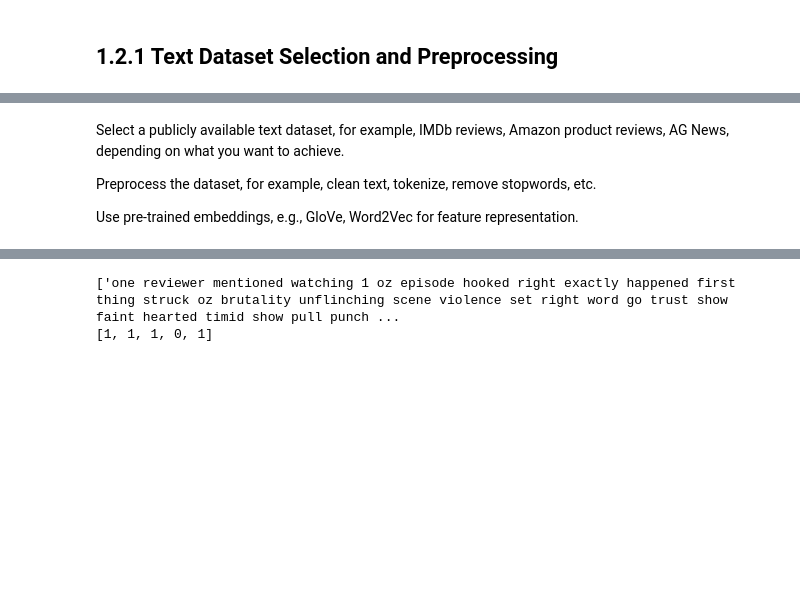
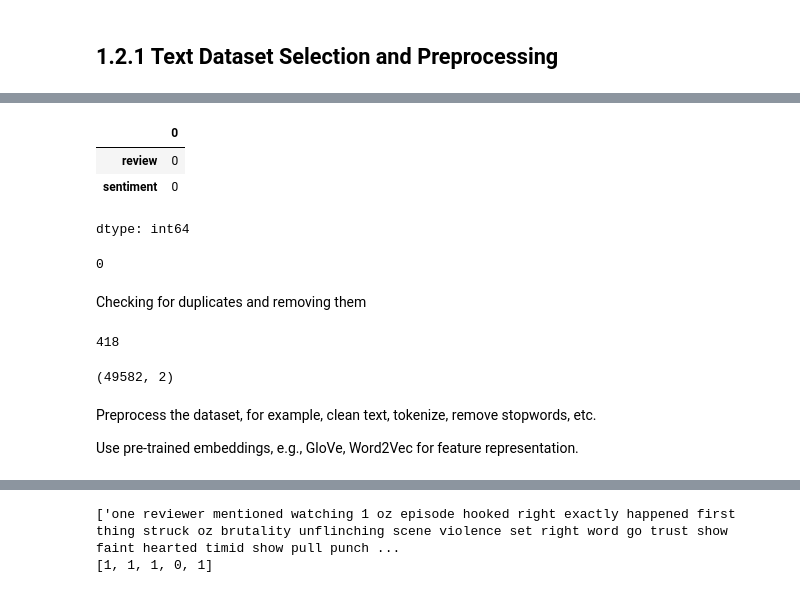
Before and after one commit to petar-Atanasov/Applied-Data-Science-and-AI-Workflow, a Jupyter notebook: CST3133_CourseWork_A.ipynb, the cells around one changed output, grey strips where cells are left out. Saved outputs shown, nothing was run; the diff lists cells and outputs as text; code cells hidden in the pictures; blank space fills up the shorter version.

```diff
--- a/CST3133_CourseWork_A.ipynb
+++ b/CST3133_CourseWork_A.ipynb
@@ -662,6 +651,26 @@ Checking for Missing Values
+# %%
+nlp_dataset.isnull().sum()
+# %% [output]
+|  | 0 |
+| review | 0 |
+| sentiment | 0 |
+dtype: int64
+# %%
+nlp_dataset.isnull().sum().sum()
+# %% [output]
+0
+# %% [markdown]
+Checking for duplicates and removing them
+# %%
+nlp_dataset.duplicated().sum()
+# %% [output]
+418
+# %%
+nlp_dataset.drop_duplicates(inplace=True)
+nlp_dataset.shape
+# %% [output]
+(49582, 2)
 # %% [markdown]
-Select a publicly available text dataset, for example, IMDb reviews, Amazon product reviews, AG News, depending
-on what you want to achieve.
 
 Preprocess the dataset, for example, clean text, tokenize, remove stopwords, etc.
 
```
Also changed, not shown: parts of 24 cells of this notebook.
